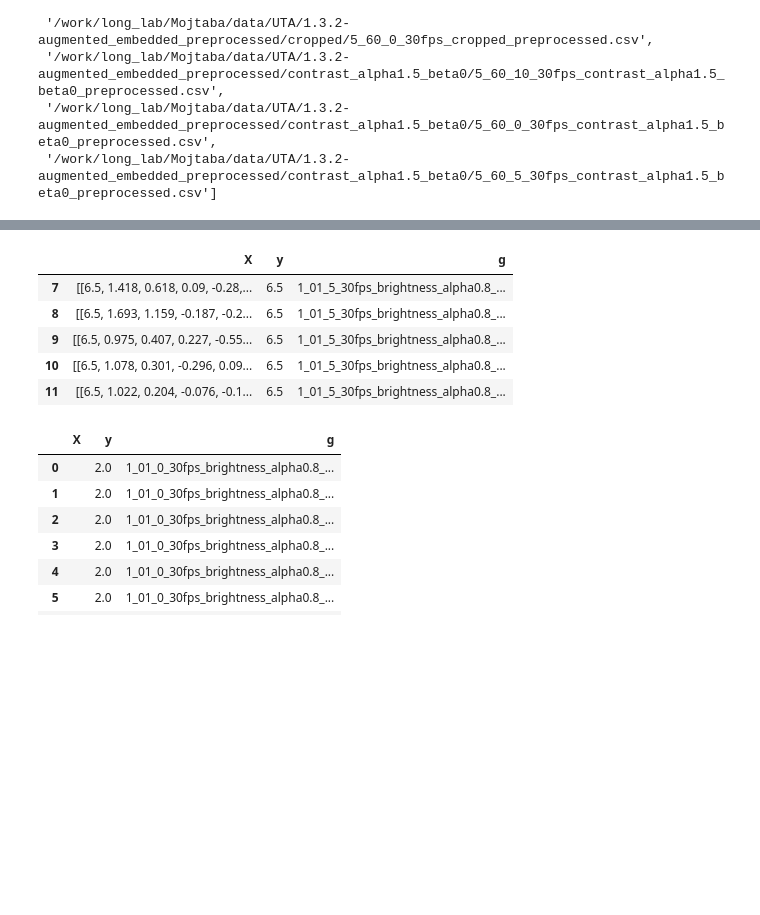
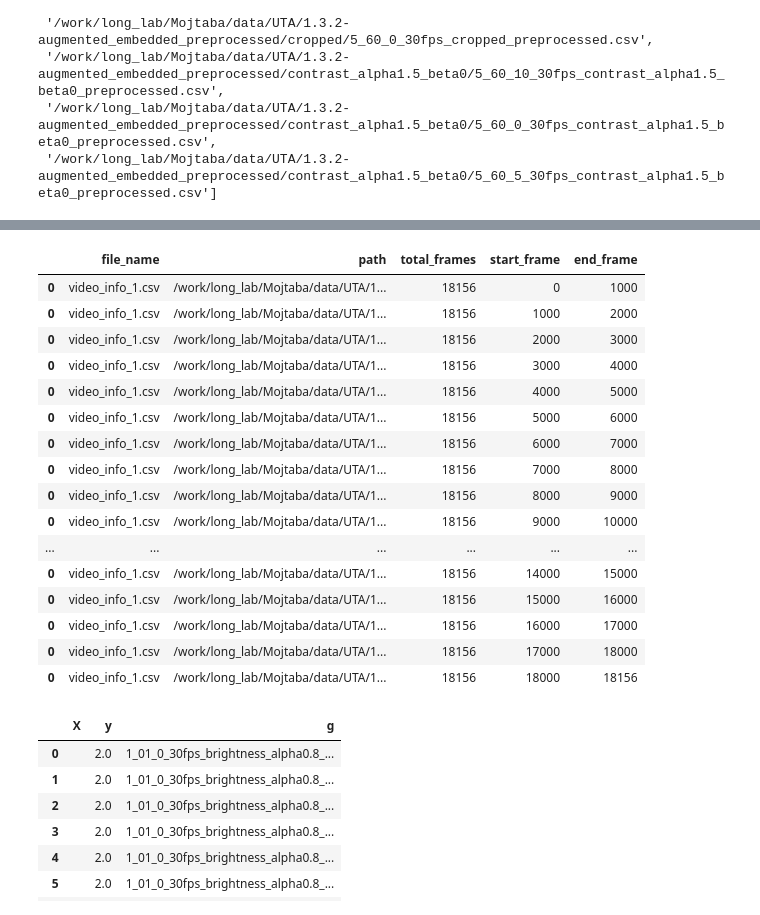
Before and after one commit to Roobahist/fatigue-detection, a Jupyter notebook: temp/temp.ipynb, the cells around one changed output, grey strips where cells are left out. Saved outputs shown, nothing was run; the diff lists cells and outputs as text; code cells hidden in the pictures; blank space fills up the shorter version.

```diff
--- a/temp/temp.ipynb
+++ b/temp/temp.ipynb
@@ -329,3 +595,15 @@ True
 # %%
-dg.__getitem__(0)
+import os
+
+input_directory_path = "/work/long_lab/Mojtaba/data/UTA/1.3.2-augmented_embedded_preprocessed"
+video_info_csv_path = os.path.join(input_directory_path,'video_info_1.csv')
+
+a, b = get_batch_info(
+    video_info_csv_path = video_info_csv_path,
+    batch_size = 32,
+    slice_size= 1000,
+    step_size= 1000,
+    groupby_column = 'path',
+    counts_column = 'total_frames',
+    discard_threshold_ratio = 0.5)
 # %% [output]
@@ -342,12 +681,23 @@ dg.__getitem__(0)
 # %%
-dg.stash
+a.loc[0]
 # %% [output]
-|  | X | y | g |
-| 7 | [[6.5, 1.418, 0.618, 0.09, -0.28,... | 6.5 | 1_01_5_30fps_brightness_alpha0.8_... |
-| 8 | [[6.5, 1.693, 1.159, -0.187, -0.2... | 6.5 | 1_01_5_30fps_brightness_alpha0.8_... |
-| 9 | [[6.5, 0.975, 0.407, 0.227, -0.55... | 6.5 | 1_01_5_30fps_brightness_alpha0.8_... |
-| 10 | [[6.5, 1.078, 0.301, -0.296, 0.09... | 6.5 | 1_01_5_30fps_brightness_alpha0.8_... |
-| 11 | [[6.5, 1.022, 0.204, -0.076, -0.1... | 6.5 | 1_01_5_30fps_brightness_alpha0.8_... |
+|  | file_name | path | total_frames | start_frame | end_frame |
+| 0 | video_info_1.csv | /work/long_lab/Mojtaba/data/UTA/1... | 18156 | 0 | 1000 |
+| 0 | video_info_1.csv | /work/long_lab/Mojtaba/data/UTA/1... | 18156 | 1000 | 2000 |
+| 0 | video_info_1.csv | /work/long_lab/Mojtaba/data/UTA/1... | 18156 | 2000 | 3000 |
+| 0 | video_info_1.csv | /work/long_lab/Mojtaba/data/UTA/1... | 18156 | 3000 | 4000 |
+| 0 | video_info_1.csv | /work/long_lab/Mojtaba/data/UTA/1... | 18156 | 4000 | 5000 |
+| 0 | video_info_1.csv | /work/long_lab/Mojtaba/data/UTA/1... | 18156 | 5000 | 6000 |
+| 0 | video_info_1.csv | /work/long_lab/Mojtaba/data/UTA/1... | 18156 | 6000 | 7000 |
+| 0 | video_info_1.csv | /work/long_lab/Mojtaba/data/UTA/1... | 18156 | 7000 | 8000 |
+| 0 | video_info_1.csv | /work/long_lab/Mojtaba/data/UTA/1... | 18156 | 8000 | 9000 |
+| 0 | video_info_1.csv | /work/long_lab/Mojtaba/data/UTA/1... | 18156 | 9000 | 10000 |
+| ... | ... | ... | ... | ... | ... |
+| 0 | video_info_1.csv | /work/long_lab/Mojtaba/data/UTA/1... | 18156 | 14000 | 15000 |
+| 0 | video_info_1.csv | /work/long_lab/Mojtaba/data/UTA/1... | 18156 | 15000 | 16000 |
+| 0 | video_info_1.csv | /work/long_lab/Mojtaba/data/UTA/1... | 18156 | 16000 | 17000 |
+| 0 | video_info_1.csv | /work/long_lab/Mojtaba/data/UTA/1... | 18156 | 17000 | 18000 |
+| 0 | video_info_1.csv | /work/long_lab/Mojtaba/data/UTA/1... | 18156 | 18000 | 18156 |
 # %%
 dg.data
 # %% [output]
```
Also changed, not shown: parts of 20 cells of this notebook.
